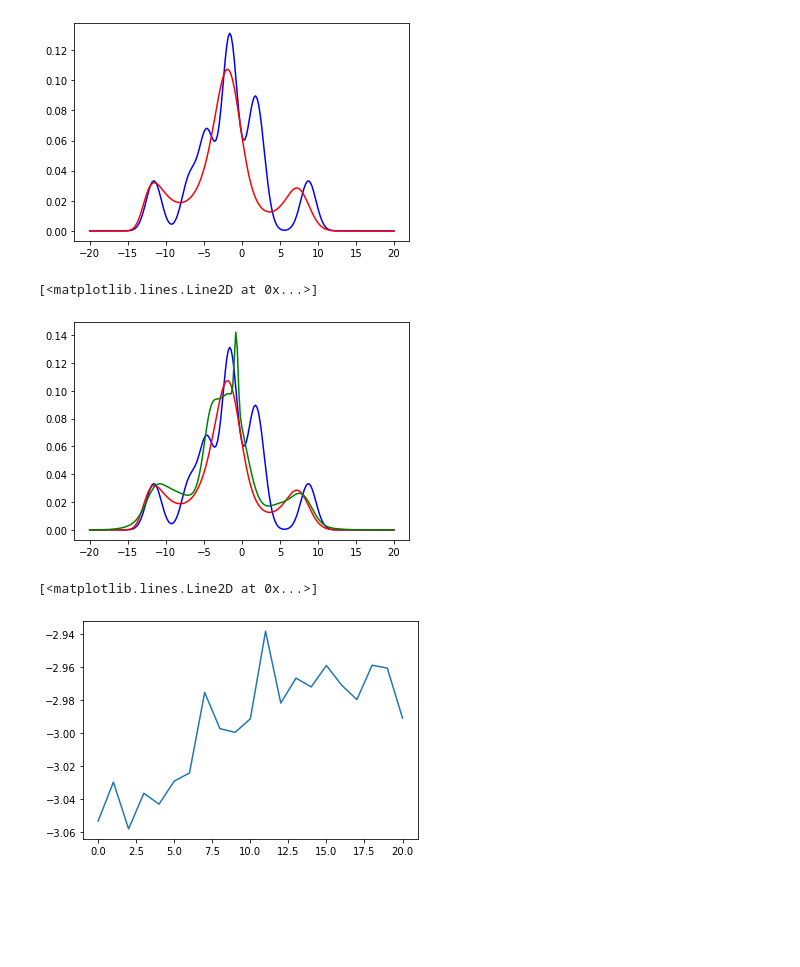
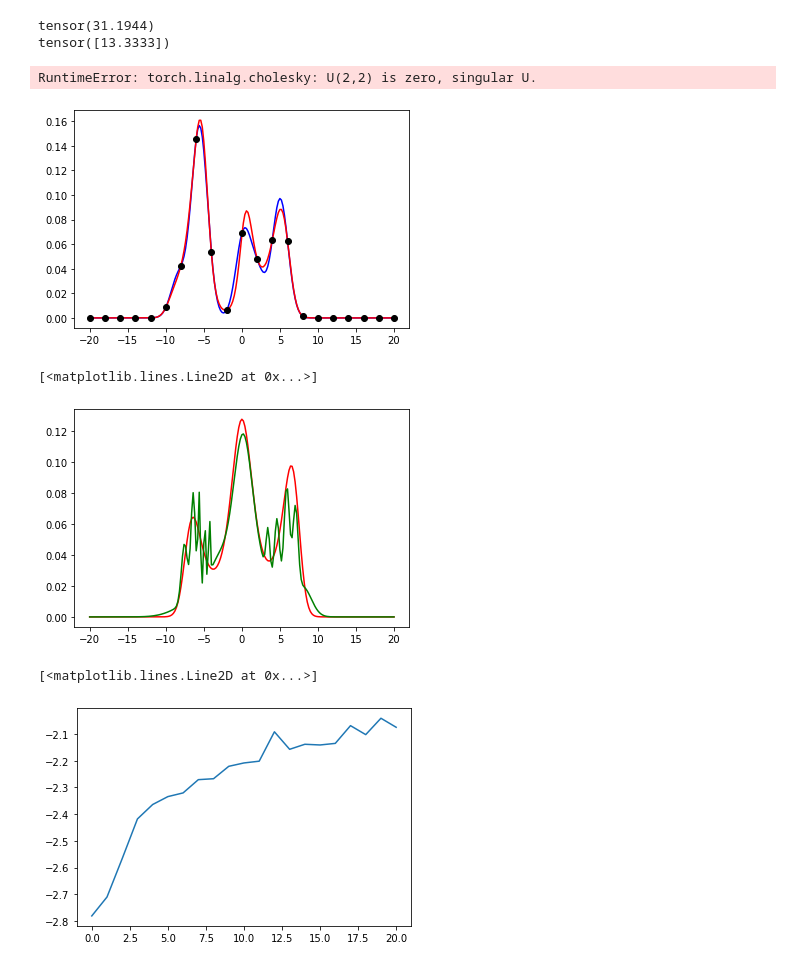
Before and after one commit to DFNaiff/BVBQ, a Jupyter notebook: toybox/bvbq_torch_test_bvbq_5.ipynb, the cells around one changed output. Cells and saved outputs as stored; diff of their text form; code cells hidden in the pictures; blank space fills up the shorter version.

```diff
--- a/toybox/bvbq_torch_test_bvbq_5.ipynb
+++ b/toybox/bvbq_torch_test_bvbq_5.ipynb
@@ -18,18 +15,19 @@ import sobol_seq
 
 import bvbq_torch
 # %%
-mixmeans_test = torch.tensor([[  1.8033],
-                           [ -1.4296],
-                           [ -1.9691],
-                           [  1.2147],
-                           [ -6.9166],
-                           [-11.5672],
-                           [ -1.5860],
-                           [ -4.3302],
-                           [  8.7410],
-                           [ -1.3793],
-                           [ -4.8774],
-                           [  2.3949]])
+# mixmeans_test = torch.tensor([[  1.8033],
+#                            [ -1.4296],
+#                            [ -1.9691],
+#                            [  1.2147],
+#                            [ -6.9166],
+#                            [-11.5672],
+#                            [ -1.5860],
+#                            [ -4.3302],
+#                            [  8.7410],
+#                            [ -1.3793],
+#                            [ -4.8774],
+#                            [  2.3949]])
+mixmeans_test = torch.randn((12,1))*4
 mixvars_test = torch.ones((12,1))
 mixweights_test = torch.ones(12)/12
 def logprob_mixgaussians(x,mixmeans,mixvars,mixweights):
@@ -46,23 +49,30 @@ def logprob_mixgaussians(x,mixmeans,mixvars,mixweights):
+# %%
+print(bvbq_obj.logprobgp.theta)
+print(bvbq_obj.logprobgp.lengthscale)
+# %% [output]
+tensor(31.1944)
+tensor([13.3333])
 # %%
-bvbq_obj = bvbq_torch.BVBQMixMVN(eval_function,1)
-bvbq_obj.initialize_data(xdata=xdata,ydata=ydata,kind='sqe')
 bvbq_obj.optimize_gp_params(tol=1e-1,method='L-BFGS-B')
 mean = torch.randn((1,))
 var = torch.distributions.HalfNormal(1.0).sample((1,))
 bvbq_obj.initialize_components(mean=mean,var=var)
+# %% [output]
+RuntimeError: torch.linalg.cholesky: U(2,2) is zero, singular U.
 # %%
 xplot = np.linspace(-20,20,201).reshape(-1,1)
 yplot1 = eval_function(xplot).detach().numpy()
 yplot2 = bvbq_obj.logprobgp.predict(xplot,return_cov=False).detach().numpy()
 plt.plot(xplot,np.exp(yplot1),'b')
 plt.plot(xplot,np.exp(yplot2),'r')
+plt.plot(xdata.numpy(),torch.exp(ydata).numpy(),'ko')
 samples1 = bvbq_torch.distributions.MixtureDiagonalNormalDistribution.sample_(100000,
                                                              mixmeans_test,
                                                              mixvars_test,
                                                              mixweights_test).detach().numpy()
 # plt.hist(samples1.flatten(),density=True,bins=100);
 # %% [output]
-[figure, old version]
+[figure, new version]
 # %%
 mean = torch.randn((1,))
 var = torch.distributions.HalfNormal(1.0).sample((1,))
@@ -76,14 +86,14 @@ for k in range(20):
 # %%
 xplot = np.linspace(-20,20,201).reshape(-1,1)
 yplot1 = eval_function(xplot).detach().numpy()
 yplot2 = bvbq_obj.logprobgp.predict(xplot,return_cov=False).detach().numpy()
 yplot3 = bvbq_obj.distribution.logprob(xplot).detach().numpy().reshape(-1,1)
-plt.plot(xplot,np.exp(yplot1),'b')
+# plt.plot(xplot,np.exp(yplot1),'b')
 plt.plot(xplot,np.exp(yplot2),'r')
 plt.plot(xplot,np.exp(yplot3),'g')
 # %% [output]
 [<matplotlib.lines.Line2D at 0x...>]
-[figure, old version]
+[figure, new version]
 # %%
 elbo_mean,elbo_var = list(zip(*metrics))
 elbo_mean,elbo_var = torch.hstack(elbo_mean).numpy(),torch.hstack(elbo_var).numpy()
@@ -91,7 +101,7 @@ elbo_mean,elbo_var = torch.hstack(elbo_mean).numpy(),torch.hstack(elbo_var).nump
 plt.plot(elbo_mean)
 # %% [output]
 [<matplotlib.lines.Line2D at 0x...>]
-[figure, old version]
+[figure, new version]
 # %%
 plt.plot(elbo_var)
 # %% [output]
```
Also changed, not shown: parts of 3 cells of this notebook, 3 other files.
